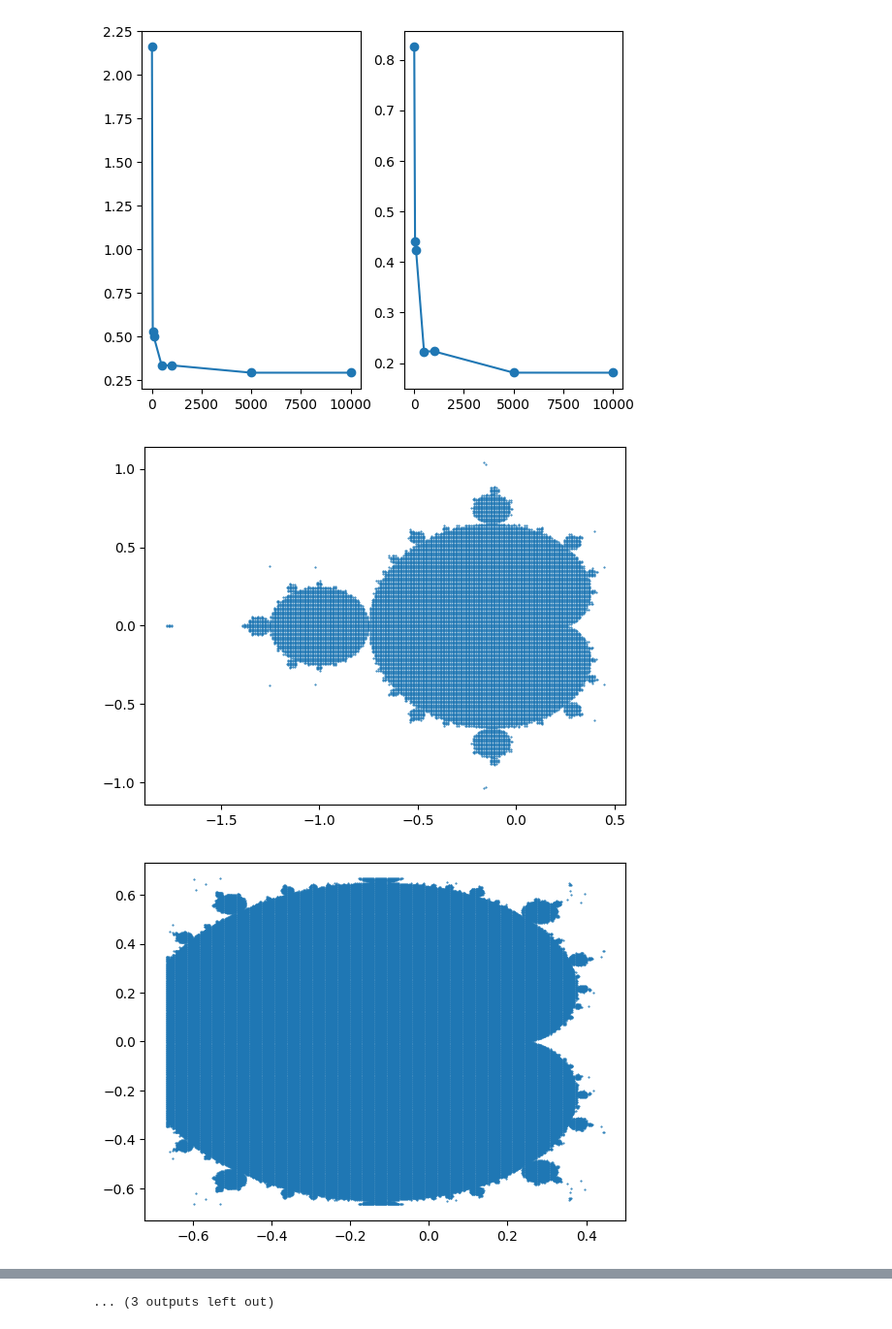
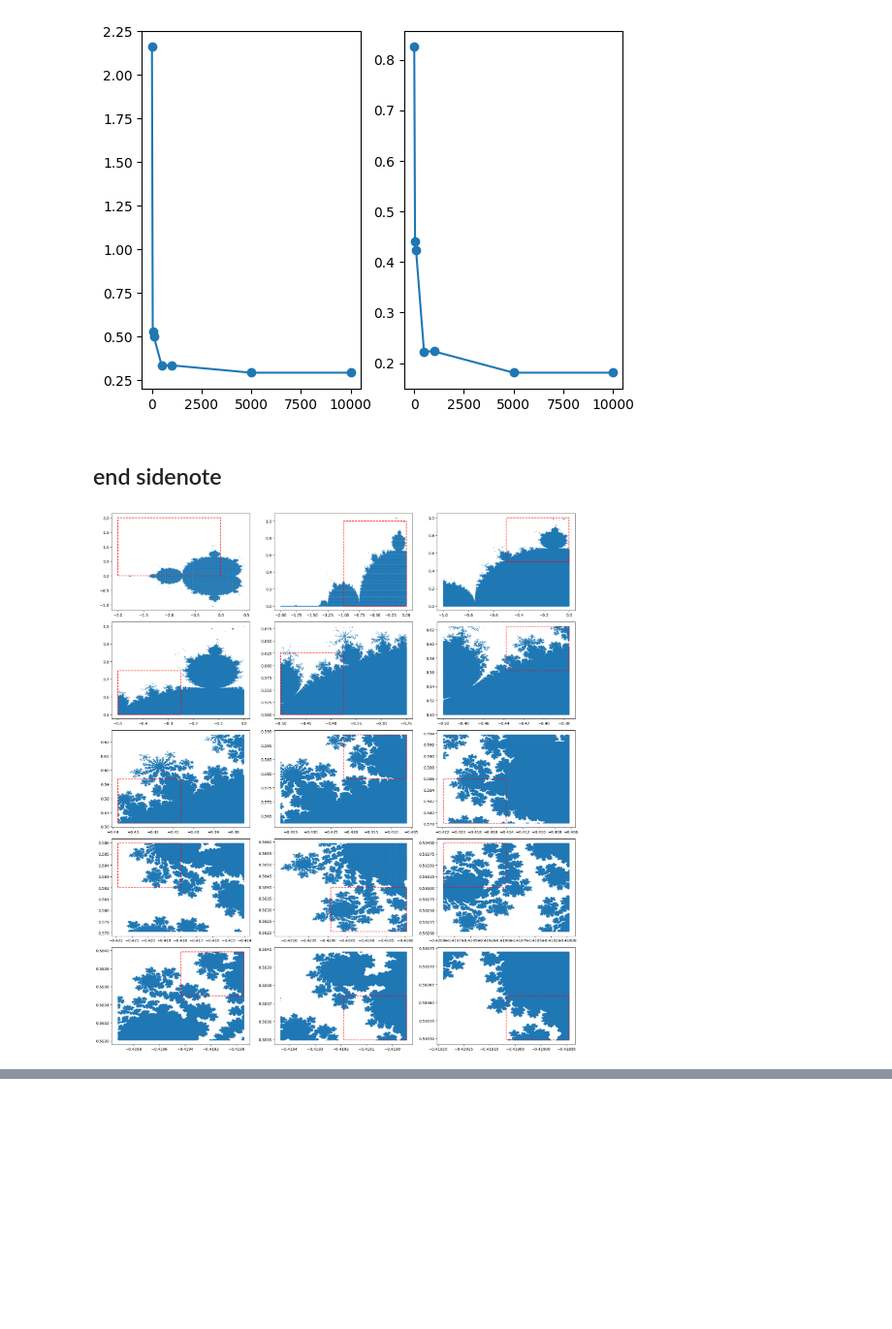
Before and after one commit to paa27/mandelbrot, a Jupyter notebook: plots.ipynb, the cells around one changed output, grey strips where cells are left out. Shown at 97% size. Cells and saved outputs as stored; diff of their text form; code cells hidden in the pictures; blank space fills up the shorter version.

```diff
--- a/plots.ipynb
+++ b/plots.ipynb
@@ -83,8 +83,8 @@ class Mandel:
         self._maxiter = maxiter
         self._re_range = re_range or (-2, 2)
         self._im_range = im_range or (-2, 2)
-        self._re, self._im = (np.linspace(*self._re_range, self._npoints),
-                              np.linspace(*self._im_range, self._npoints))
+        self._re, self._im = (np.linspace(*self._re_range, self._npoints, endpoint=True),
+                              np.linspace(*self._im_range, self._npoints, endpoint=True))
         self._rere, self._imim = np.meshgrid(self._re, self._im)
         self._cc = self._rere + 1j*self._imim
         self._zz = np.zeros(self._cc.shape)
@@ -174,47 +176,60 @@ ax[1].plot(npointss, rad_areas, marker='o')
 # %% [output]
 [<matplotlib.lines.Line2D at 0x...>]
 [figure]
+# %% [markdown]
+## end sidenote
 # %%
-nsectors = 4 # Will split the plot in n x n grid
+from math import ceil
+
+nsectors = 3 # Will split the plot in n x n grid
 ndepths = 15 # Will perform the zoom n times
 npoints = 500
-maxiter = 1000
+maxiter = 100
+f, ax = plt.subplots(ceil(ndepths/3), 3, figsize=(3*6, ceil(ndepths/3)*4))
+ax = ax.flatten()
+
 mb = Mandel(npoints=npoints, maxiter=maxiter)
 
-for _ in range(ndepths):
+for axis, _ in zip(ax, range(ndepths)):
     mb.run()
     mb.analyse()
-    plt.figure()
-    plt.scatter(mb.post['re_stable'], mb.post['im_stable'], marker='.', s=1)
+    axis.scatter(mb.post['re_stable'], mb.post['im_stable'], marker='.', s=1)
 
     resectors = np.linspace(*mb._re_range, nsectors, endpoint=True)
     imsectors = np.linspace(*mb._im_range, nsectors, endpoint=True)
     stable_ratios = []
     re_idxs = []
     im_idxs = []
 
     for i, (resec0, resec1) in enumerate(zip(resectors[:-1], resectors[1:])):
         for j, (imsec0, imsec1) in enumerate(zip(imsectors[:-1], imsectors[1:])):
-            zz_tmp = mb.post['zz_abs'][(mb._re >= resec0) & (mb._re < resec1) &
-                                    (mb._im >= imsec0) & (mb._im < imsec1)]
+            zz_tmp = mb.post['zz_abs'][(mb._rere >= resec0) & (mb._rere < resec1) &
+                                    (mb._imim >= imsec0) & (mb._imim < imsec1)]
 
             if zz_tmp.size == 0:
                 stable_ratio = 0
             else:
                 stable_ratio = np.sum(np.isnan(zz_tmp))/zz_tmp.size
 
             stable_ratios.append(stable_ratio)
             re_idxs.append(i)
             im_idxs.append(j)
 
     best_idx = np.argmin(np.abs(np.array(stable_ratios)-0.5))
     best_re = re_idxs[best_idx]
     best_im = im_idxs[best_idx]
     new_rerange = (resectors[best_re], resectors[best_re+1])
     new_imrange = (imsectors[best_im], imsectors[best_im+1])
 
+    axis.plot(
+        [new_rerange[0], new_rerange[0], new_rerange[1], new_rerange[1], new_rerange[0]],
+        [new_imrange[0], new_imrange[1], new_imrange[1], new_imrange[0], new_imrange[0]],
+        linestyle='dashed', color='red',
+    )
+
     mb = Mandel(npoints=npoints, maxiter=maxiter,
                 re_range=new_rerange, im_range=new_imrange)
+
+f.tight_layout()
 # %% [output]
-[figure, old version]
+[figure, new version]
-[figure, removed]
@@ -231 +235,0 @@ for _ in range(ndepths):
-... (3 outputs left out)
```
Also changed, not shown: parts of 3 cells of this notebook.
